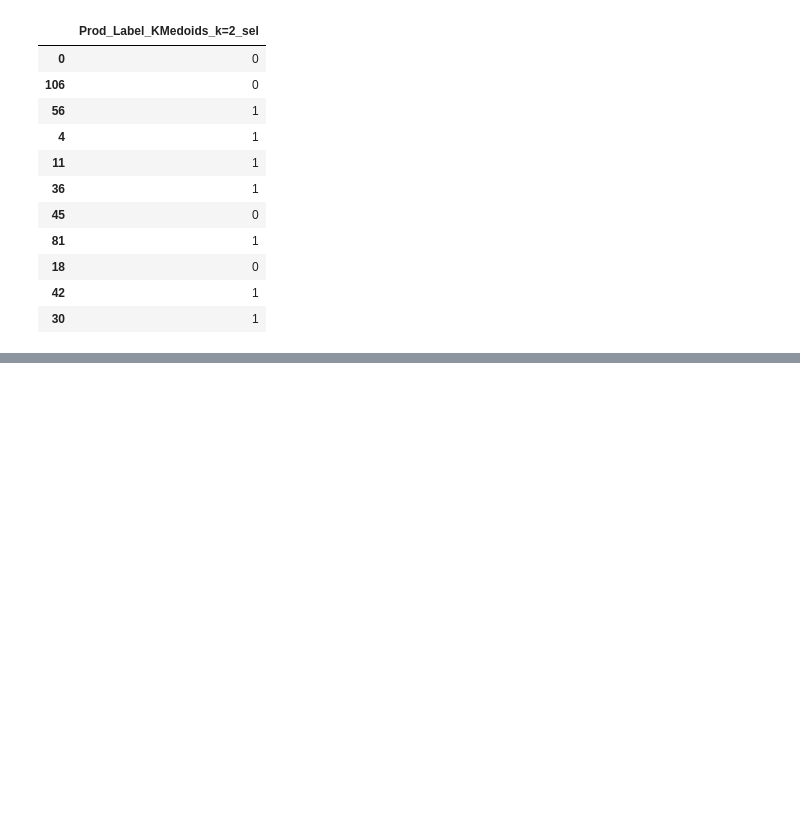
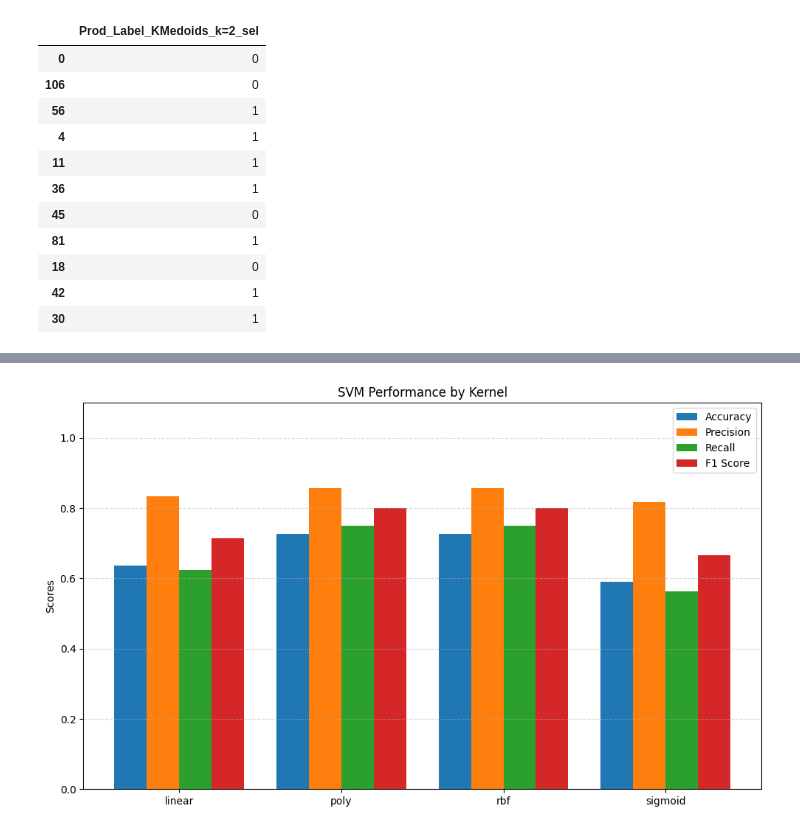
Before and after one commit to SP-2112/Advanced_Soybean_Agricultural_Dataset_Analysis_CS209_TermProject, a Jupyter notebook: Code_Notebooks/Classification/07_Classification_K_medoids_Sunny.ipynb, the cells around one changed output, grey strips where cells are left out. Cells and saved outputs as stored; diff of their text form; code cells hidden in the pictures; blank space fills up the shorter version.

```diff
--- a/Code_Notebooks/Classification/07_Classification_K_medoids_Sunny.ipynb
+++ b/Code_Notebooks/Classification/07_Classification_K_medoids_Sunny.ipynb
@@ -598,0 +568,91 @@ Test Set
+# %%
+data=pd.read_csv('3_one_hot_encoded.csv')
+data_sub = data_original.iloc[:, 2:]
+bool_cols = data_sub.select_dtypes(include='bool').columns
+data_original[bool_cols] = data_original[bool_cols].astype(int)
+
+data_X=pd.DataFrame(data_original.iloc[:,-8:])
+#data_X
+# %%
+data_Y=pd.read_csv('labeled_clusters_KMedoids_k_2_sel.csv')
+data_Y=pd.DataFrame(data_Y['Prod_Label_KMedoids_k=2_sel'])
+#data_Y
+# %%
+data_X_train,data_X_test,data_Y_train,data_Y_test=train_test_split(data_X,data_Y,test_size=0.2,random_state=42)
+# %%
+import warnings
+warnings.filterwarnings("ignore")
+from sklearn.svm import SVC
+kernels = ['linear', 'poly', 'rbf', 'sigmoid']
+
+results = {
+    'Kernel': [],
+    'Accuracy': [],
+    'Precision': [],
+    'Recall': [],
+    'F1 Score': []
+}
+
+# Train and evaluate each model
+for kernel in kernels:
+    print(f"\nSVM with '{kernel}' kernel")
+
+    if kernel == 'poly':
+        # GridSearch for polynomial kernel
+        param_grid = {
+            'degree': [2, 3, 4],
+            'C': [0.1, 1, 10],
+            'gamma': ['scale', 'auto']
+        }
+        grid = GridSearchCV(SVC(kernel='poly'), param_grid, cv=3, scoring='accuracy')
+        grid.fit(data_X_train, data_Y_train)
+        model = grid.best_estimator_
+        print("Best poly parameters:", grid.best_params_)
+    else:
+        model = SVC(kernel=kernel)
+        model.fit(data_X_train, data_Y_train)
+
+    y_pred = model.predict(data_X_test)
+
+    acc = accuracy_score(data_Y_test, y_pred)
+    prec = precision_score(data_Y_test, y_pred)
+    rec = recall_score(data_Y_test, y_pred)
+    f1 = f1_score(data_Y_test, y_pred)
+    cf=confusion_matrix(data_Y_test,y_pred)
+
+    print(cf)
+
+    results['Kernel'].append(kernel)
+    results['Accuracy'].append(acc)
+    results['Precision'].append(prec)
+    results['Recall'].append(rec)
+    results['F1 Score'].append(f1)
+
+
+    print(f"Accuracy       : {acc:.4f}")
+    print(f"Precision      : {prec:.4f}")
+    print(f"Recall         : {rec:.4f}")
+    print(f"F1 Score       : {f1:.4f}")
+
+# Bar Plot
+x = np.arange(len(kernels))
+width = 0.2
+
+fig, ax = plt.subplots(figsize=(10, 6))
+rects1 = ax.bar(x - 1.5*width, results['Accuracy'], width, label='Accuracy')
+rects2 = ax.bar(x - 0.5*width, results['Precision'], width, label='Precision')
+rects3 = ax.bar(x + 0.5*width, results['Recall'], width, label='Recall')
+rects4 = ax.bar(x + 1.5*width, results['F1 Score'], width, label='F1 Score')
+
+# Add labels and titles
+ax.set_ylabel('Scores')
+ax.set_title('SVM Performance by Kernel')
+ax.set_xticks(x)
+ax.set_xticklabels(results['Kernel'])
+ax.set_ylim(0, 1.1)
+ax.legend()
+ax.grid(True, axis='y', linestyle='--', alpha=0.5)
+
+plt.tight_layout()
+plt.show()
+# %% [output]
@@ -598,0 +676 @@ Test Set
+[figure, added]
```
Also changed, not shown: parts of 39 cells of this notebook.
